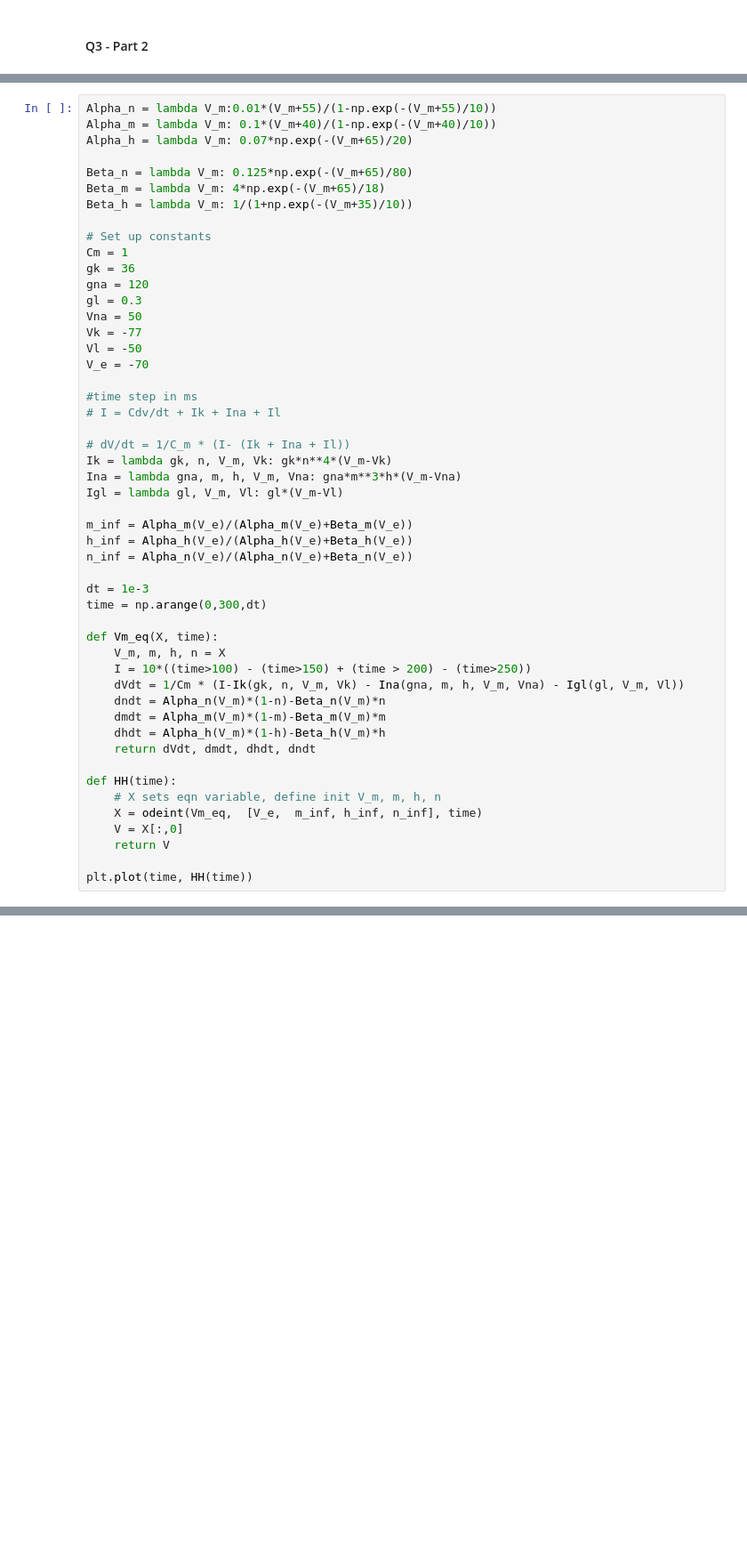
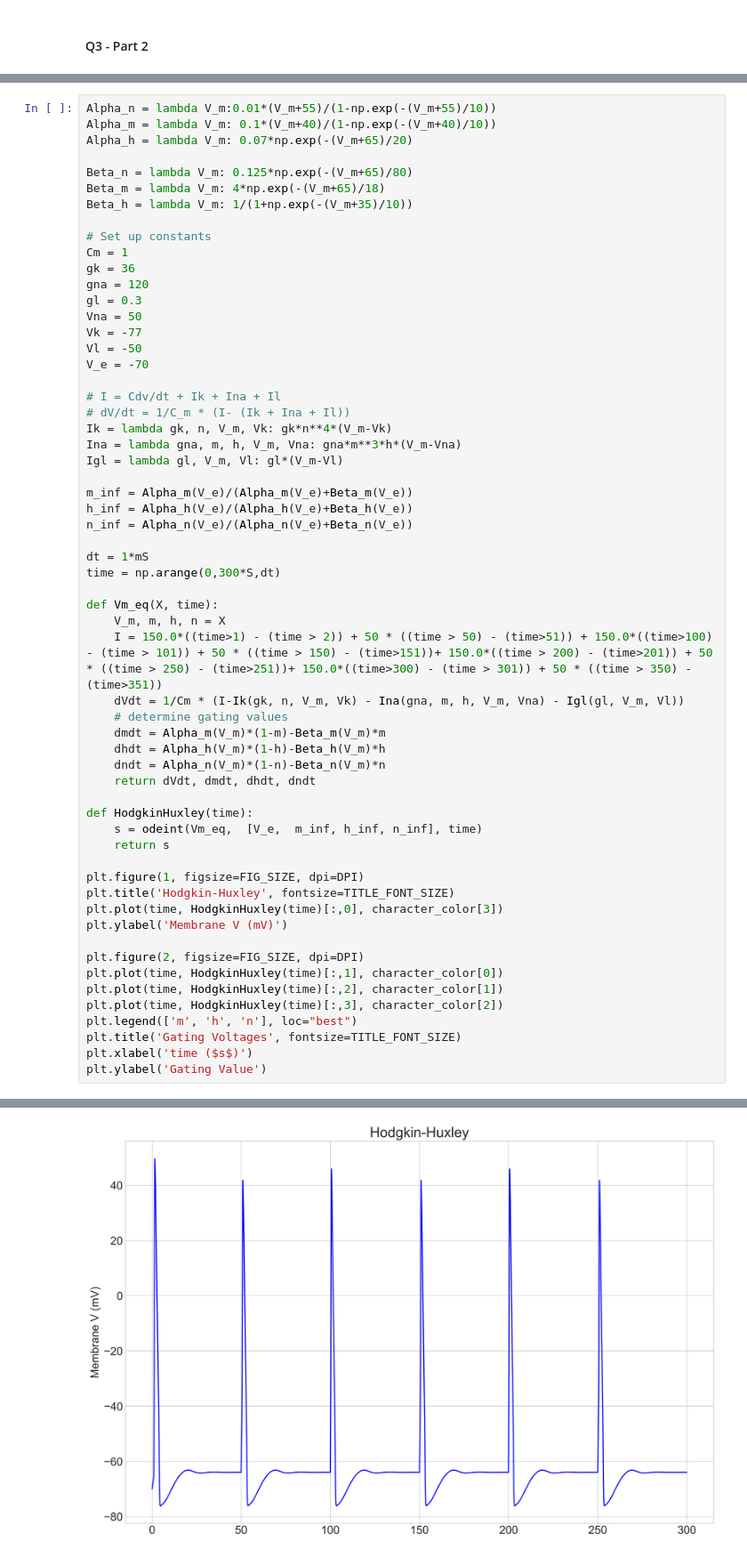
Before and after one commit to butcer0/BioElectronics_ES258_PSETS, a Jupyter notebook: PSETS/PSET_2.ipynb, the cells around one changed output, grey strips where cells are left out. Shown at 89% size. Saved outputs shown, nothing was run; the diff lists cells and outputs as text; blank space fills up the shorter version.

```diff
--- a/PSETS/PSET_2.ipynb
+++ b/PSETS/PSET_2.ipynb
@@ -191,9 +215,7 @@ Vk = -77
 Vl = -50
 V_e = -70
 
-#time step in ms
 # I = Cdv/dt + Ik + Ina + Il
-
 # dV/dt = 1/C_m * (I- (Ik + Ina + Il))
 Ik = lambda gk, n, V_m, Vk: gk*n**4*(V_m-Vk)
 Ina = lambda gna, m, h, V_m, Vna: gna*m**3*h*(V_m-Vna)
@@ -203,22 +225,34 @@ m_inf = Alpha_m(V_e)/(Alpha_m(V_e)+Beta_m(V_e))
 h_inf = Alpha_h(V_e)/(Alpha_h(V_e)+Beta_h(V_e))
 n_inf = Alpha_n(V_e)/(Alpha_n(V_e)+Beta_n(V_e))
 
-dt = 1e-3
-time = np.arange(0,300,dt)
+dt = 1*mS
+time = np.arange(0,300*S,dt)
 
 def Vm_eq(X, time):
     V_m, m, h, n = X
-    I = 10*((time>100) - (time>150) + (time > 200) - (time>250))
+    I = 150.0*((time>1) - (time > 2)) + 50 * ((time > 50) - (time>51)) + 150.0*((time>100) - (time > 101)) + 50 * ((time > 150) - (time>151))+ 150.0*((time > 200) - (time>201)) + 50 * ((time > 250) - (time>251))+ 150.0*((time>300) - (time > 301)) + 50 * ((time > 350) - (time>351))
     dVdt = 1/Cm * (I-Ik(gk, n, V_m, Vk) - Ina(gna, m, h, V_m, Vna) - Igl(gl, V_m, Vl))
-    dndt = Alpha_n(V_m)*(1-n)-Beta_n(V_m)*n
+    # determine gating values
     dmdt = Alpha_m(V_m)*(1-m)-Beta_m(V_m)*m
     dhdt = Alpha_h(V_m)*(1-h)-Beta_h(V_m)*h
+    dndt = Alpha_n(V_m)*(1-n)-Beta_n(V_m)*n
     return dVdt, dmdt, dhdt, dndt
 
-def HH(time):
-    # X sets eqn variable, define init V_m, m, h, n
-    X = odeint(Vm_eq,  [V_e,  m_inf, h_inf, n_inf], time)
-    V = X[:,0]
-    return V
+def HodgkinHuxley(time):
+    s = odeint(Vm_eq,  [V_e,  m_inf, h_inf, n_inf], time)
+    return s
 
-plt.plot(time, HH(time))
+plt.figure(1, figsize=FIG_SIZE, dpi=DPI)
+plt.title('Hodgkin-Huxley', fontsize=TITLE_FONT_SIZE)
+plt.plot(time, HodgkinHuxley(time)[:,0], character_color[3])
+plt.ylabel('Membrane V (mV)')
+
+plt.figure(2, figsize=FIG_SIZE, dpi=DPI)
+plt.plot(time, HodgkinHuxley(time)[:,1], character_color[0])
+plt.plot(time, HodgkinHuxley(time)[:,2], character_color[1])
+plt.plot(time, HodgkinHuxley(time)[:,3], character_color[2])
+plt.legend(['m', 'h', 'n'], loc="best")
+plt.title('Gating Voltages', fontsize=TITLE_FONT_SIZE)
+plt.xlabel('time ($s$)')
+plt.ylabel('Gating Value')
+# %% [output]
@@ -224,0 +260 @@ plt.plot(time, HH(time))
+[figure, added]
```
Also changed, not shown: parts of 11 cells of this notebook, 1 other file.
